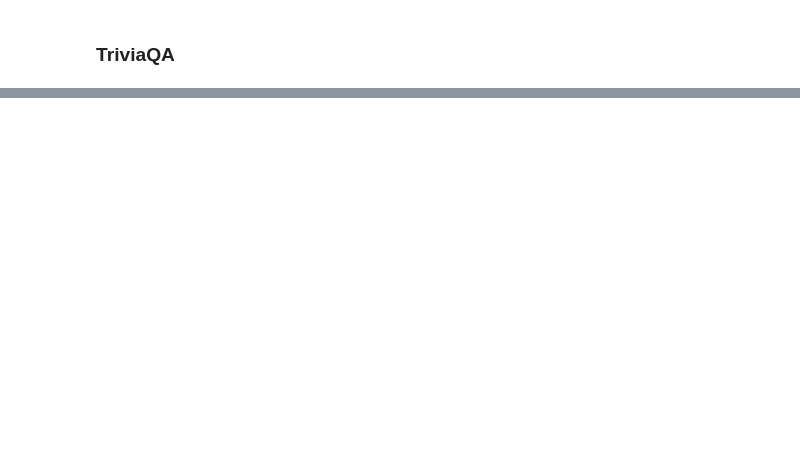
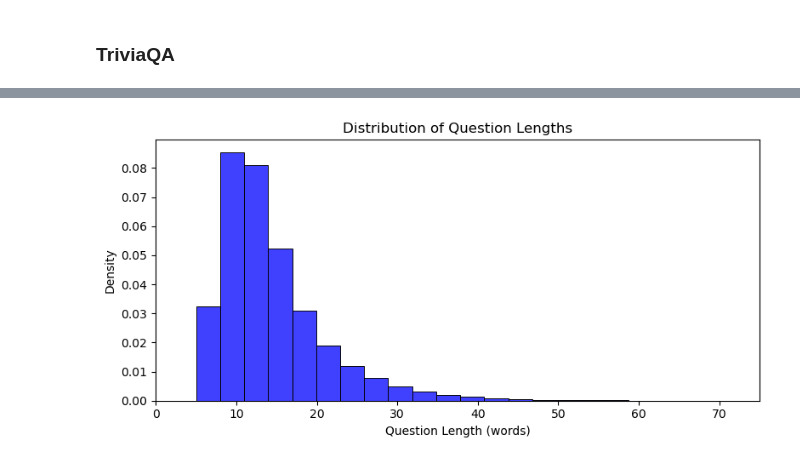
Before and after one commit to christian-hobelsberger/LLMUncertainty, a Jupyter notebook: dataset_analysis.ipynb, the cells around one changed output, grey strips where cells are left out. Saved outputs shown, nothing was run; the diff lists cells and outputs as text; code cells hidden in the pictures; blank space fills up the shorter version.

```diff
--- a/dataset_analysis.ipynb
+++ b/dataset_analysis.ipynb
@@ -509,0 +342,98 @@ Example Instance:
+# %%
+color_val = "#0000FF"  # Standard blue
+
+# Create output folders
+os.makedirs("figures/TriviaQA", exist_ok=True)
+os.makedirs("tables/TriviaQA", exist_ok=True)
+
+# Compute dataset statistics for merged TriviaQA
+def compute_triviaqa_stats(df, name):
+    total_questions = len(df)
+    avg_answers_per_question = df['answers'].apply(len).mean()
+    avg_question_length = df['question'].apply(lambda x: len(x.split())).mean()
+    return {
+        'Dataset': name,
+        'Total Questions': total_questions,
+        'Avg Answers per Question': avg_answers_per_question,
+        'Avg Question Length (words)': avg_question_length,
+    }
+
+stats_trivia = compute_triviaqa_stats(trivia_df, "Merged")
+stats_df_trivia = pd.DataFrame([stats_trivia])
+stats_df_trivia.to_csv("tables/TriviaQA/triviaqa_summary_stats.csv", index=False)
+print("Saved dataset summary to tables/TriviaQA/triviaqa_summary_stats.csv")
+
+# Visualization 2: Question Length Distribution (Merged)
+plt.figure(figsize=(8, 4))
+sns.histplot(trivia_df['question'].apply(lambda x: len(x.split())), kde=False, bins=60, color=color_val, stat="density")
+plt.xlabel("Question Length (words)")
+plt.ylabel("Density")
+plt.xlim(0, 75)
+plt.title("Distribution of Question Lengths")
+plt.tight_layout()
+plt.savefig("figures/TriviaQA/question_length_distribution.png")
+plt.show()
+
+# Visualization 3: Number of Answers Distribution (Merged)
+plt.figure(figsize=(10, 4))
+answers_count_trivia = trivia_df['answers'].apply(len).value_counts().sort_index()
+counts_data_trivia = pd.DataFrame({
+    'Count': answers_count_trivia.index,
+    'Proportion': answers_count_trivia.values / len(trivia_df)
+})
+sns.barplot(data=counts_data_trivia, x='Count', y='Proportion', color=color_val)
+plt.xlabel("Number of Answers (including aliases)")
+plt.ylabel("Proportion")
+plt.xlim(0, 25)
+plt.title("Distribution of Answer Counts")
+plt.tight_layout()
+plt.savefig("figures/TriviaQA/answer_count_distribution.png")
+plt.show()
+
+# Word frequency analysis (Merged)
+all_question_text_trivia = ' '.join(trivia_df["question"].tolist())
+all_answer_text_trivia = ' '.join(trivia_df["answers"].apply(lambda x: ' '.join(x)).tolist())
+question_word_freq_trivia = Counter(all_question_text_trivia.split())
+answer_word_freq_trivia = Counter(all_answer_text_trivia.split())
+top_question_words_trivia = dict(question_word_freq_trivia.most_common(15))
+top_answer_words_trivia = dict(answer_word_freq_trivia.most_common(15))
+
+# Plot word frequencies (Merged)
+fig, (ax1, ax2) = plt.subplots(2, 1, figsize=(12, 8))
+ax1.bar(top_question_words_trivia.keys(), top_question_words_trivia.values())
+ax1.set_title("Top 15 Question Words", fontsize=16)
+ax1.set_xlabel("Word", fontsize=14)
+ax1.set_ylabel("Frequency", fontsize=14)
+ax1.tick_params(axis='both', which='major', labelsize=12)
+ax2.bar(top_answer_words_trivia.keys(), top_answer_words_trivia.values())
+ax2.set_title("Top 15 Answer Words", fontsize=16)
+ax2.set_xlabel("Word", fontsize=14)
+ax2.set_ylabel("Frequency", fontsize=14)
+ax2.tick_params(axis='both', which='major', labelsize=12)
+plt.tight_layout()
+plt.savefig("figures/TriviaQA/word_frequency.png")
+plt.show()
+
+# Generate and save word clouds
+def generate_wordcloud_and_save_trivia(word_freq, filename):
+    wordcloud = WordCloud(width=800, height=400, background_color='white').generate_from_frequencies(word_freq)
+    plt.figure(figsize=(10, 5))
+    plt.imshow(wordcloud, interpolation='bilinear')
+    plt.axis('off')
+    plt.savefig(f"figures/TriviaQA/{filename}")
+    plt.close()
+    plt.show()
+
+generate_wordcloud_and_save_trivia(question_word_freq_trivia, "question_wordcloud.png")
+generate_wordcloud_and_save_trivia(answer_word_freq_trivia, "answer_wordcloud.png")
+
+# Create example instance table (Merged)
+example_trivia = trivia_df.iloc[0]
+example_table_trivia = pd.DataFrame({
+    "Question": [example_trivia['question']],
+    "Answers": [', '.join(example_trivia['answers'])]
+})
+example_table_trivia.to_csv("tables/TriviaQA/triviaqa_example_instance.csv", index=False)
+print("\nExample Instance:")
+print(example_table_trivia)
+# %% [output]
@@ -509,0 +441 @@ Example Instance:
+[figure, added]
```
Also changed, not shown: parts of 13 cells of this notebook, 17 other files.
